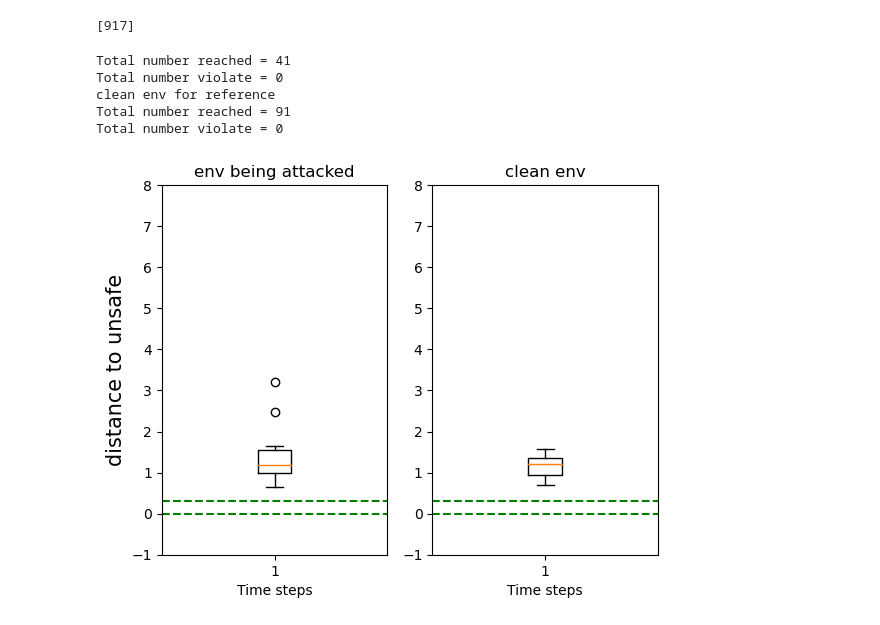
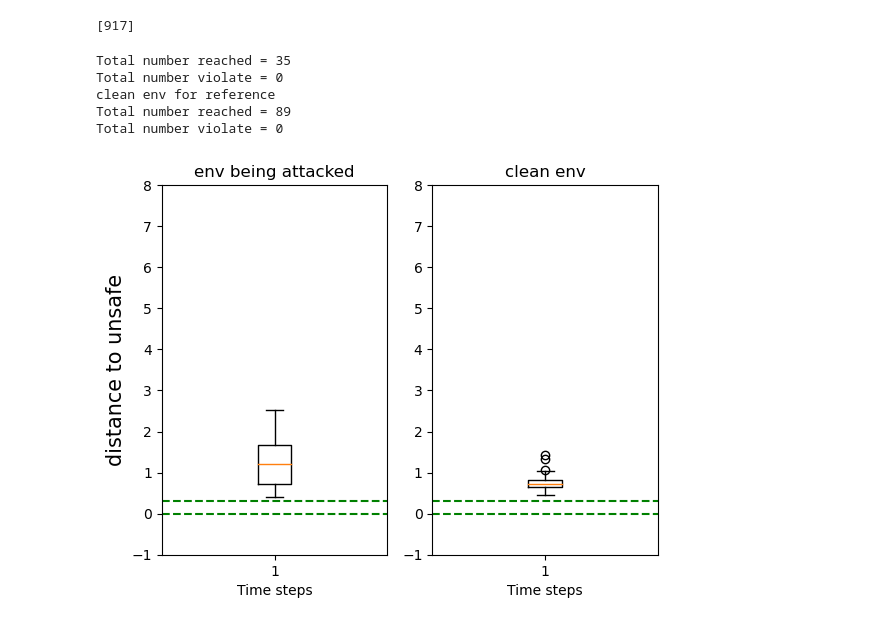
Before and after one commit to ShixiongJiang/attack_nnController, a Jupyter notebook: bicycle_sac_avoid_ASAP_k.ipynb, the cells around one changed output. Drawn from its saved outputs; the diff is of its cells as text; code cells hidden in the pictures.

```diff
--- a/bicycle_sac_avoid_ASAP_k.ipynb
+++ b/bicycle_sac_avoid_ASAP_k.ipynb
@@ -279,7 +279,7 @@ def safe_attack(env, state, model, epsilon, policy, norm, args):
         action = model.actor(state, deterministic=True)[0].requires_grad_(True)
         action = action * 7
         action = action.double()
-        mse = nn.MSELoss()
+#         mse = nn.MSELoss()
 
         # compute the distance
         pdist = torch.nn.PairwiseDistance(p=2)
@@ -292,7 +292,7 @@ def safe_attack(env, state, model, epsilon, policy, norm, args):
         loss.backward()
 
         state_grad = state.grad.detach().squeeze()
-        perturbed_state = state - epsilon / 10 * state_grad.sign()
+        perturbed_state = state - epsilon / 30 * state_grad.sign()
         # print(state_grad)
         # project!
         # print(perturbed_state[0])
@@ -311,7 +311,7 @@ def safe_attack(env, state, model, epsilon, policy, norm, args):
         pertub_dist = np.linalg.norm(state.detach().numpy() - env.center)
         pertub_obs_dist = np.linalg.norm(state.detach().numpy() - env.obstacle)
         next_obs_dist =  np.linalg.norm(odeint(bicycle, state.detach()[0], ts, args=(action_next.detach(),))[-1] - env.obstacle)
-        if pertub_obs_dist - env.safe_norm_radius and  > :
+        if pertub_obs_dist > env.safe_norm_radius :
 
             if next_obs_dist < effect:
                 effect = next_obs_dist
@@ -533,48 +533,48 @@ print("Total number reached = " + str(clean_num_reached))
 print("Total number violate = " + str(clean_number_violate))
 # print("average of obs dist= " + str(sum(clean_obs_dist_list) / len(clean_obs_dist_list)))
 # %% [output]
-Total number reached = 41
+Total number reached = 35
 Total number violate = 0
 clean env for reference
-Total number reached = 91
+Total number reached = 89
 Total number violate = 0
 # %%
 # print((obs_dists_list[0]))
 
 plt.subplot(1, 2, 1)
 ave_dist = []
-for i in range(10):
-    ave_dist.append(sum(obs_dists_list[i]) / len(obs_dists_list[i]))
-#     ave_dist.append(min(obs_dists_list[i]))
+for i in range(50):
+#     ave_dist.append(sum(obs_dists_list[i]) / len(obs_dists_list[i]))
+    ave_dist.append(min(obs_dists_list[i]))
     # print(obs_dists_list[i])
     # plt.plot(np.arange(len(obs_dists_list[i])), obs_dists_list[i], color='red')
 # print(ave_dist)
 plt.boxplot(ave_dist)
 plt.ylim((-1, 8))
 plt.axhline(y=0.3, color='g', linestyle='--')
 plt.axhline(y=0, color='g', linestyle='--')
 plt.plot()
 plt.xlabel('Time steps')
 plt.ylabel('distance to unsafe', fontsize = 15)
 plt.title('env being attacked')
 # plt.show()
 
 
 plt.subplot(1, 2, 2)
 ave_dist = []
-for i in range(10):
-    ave_dist.append(sum(clean_obs_dists_list[i]) / len(clean_obs_dists_list[i]))
-#     ave_dist.append(min(clean_obs_dists_list[i]))
+for i in range(50):
+#     ave_dist.append(sum(clean_obs_dists_list[i]) / len(clean_obs_dists_list[i]))
+    ave_dist.append(min(clean_obs_dists_list[i]))
     # plt.plot(np.arange(len(clean_obs_dists_list[i])), clean_obs_dists_list[i], color='green')
 # print(ave_dist)
 plt.boxplot(ave_dist)
 plt.ylim((-1, 8))
 plt.axhline(y=0.3, color='g', linestyle='--')
 plt.axhline(y=0, color='g', linestyle='--')
 plt.plot()
 plt.xlabel('Time steps')
 # plt.ylabel('obstacle distance')
 plt.title('clean env')
 plt.show()
 # %% [output]
-[figure, old version]
+[figure, new version]
```
Also changed, not shown: parts of 2 cells of this notebook, 1 other file.
